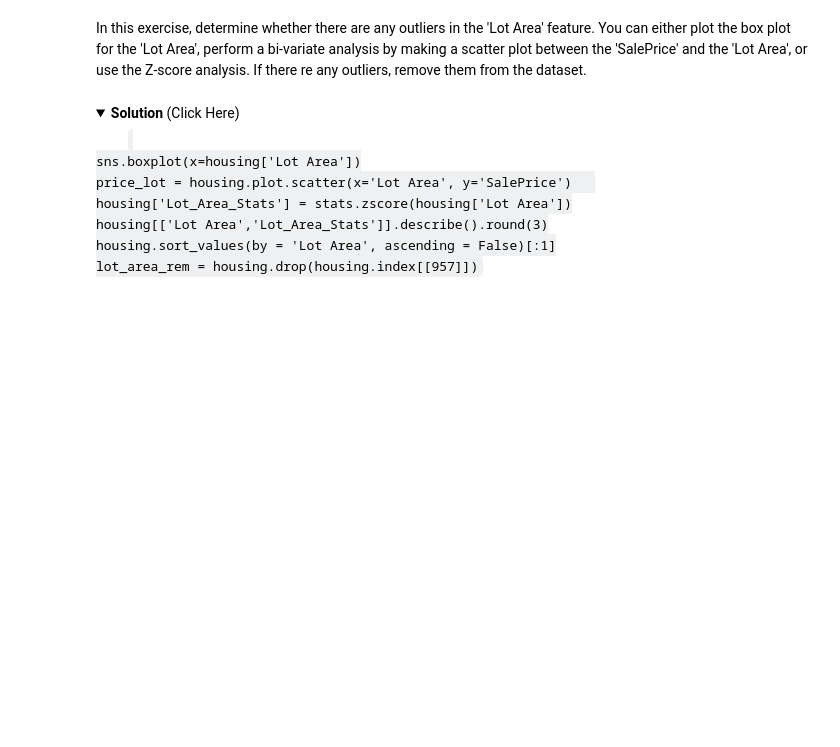
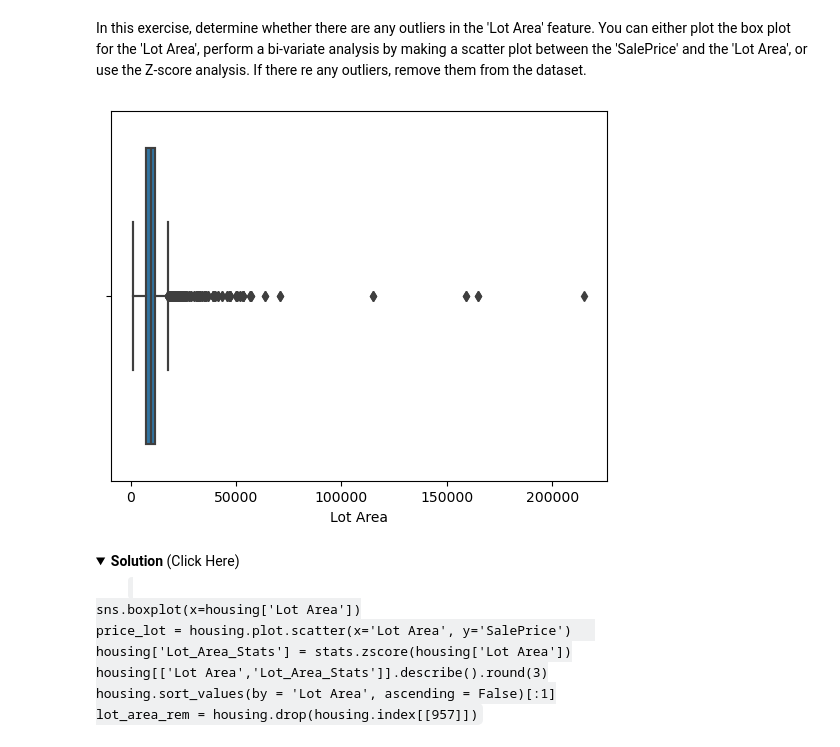
Before and after one commit to akilianm/ML-Practice, a Jupyter notebook: labs/Data_Cleaning_Lab.ipynb, the cells around one changed output. Drawn from its saved outputs; the diff is of its cells as text; code cells hidden in the pictures; folded sections open; blank space fills up the shorter version.

```diff
--- a/labs/Data_Cleaning_Lab.ipynb
+++ b/labs/Data_Cleaning_Lab.ipynb
@@ -584,3 +582,17 @@ In this exercise, determine whether there are any outliers in the 'Lot Area' fea
+# %%
+# Enter your code and run the cell
+price_lot = sns.boxplot(x=housing['Lot Area'])
+
+# Detect outliers
+housing.sort_values(by = 'Lot Area', ascending = False)[:4]
+
+# Delete outliers
+lot_outliers_dropped = housing.drop(housing.index[[957]])
+
+# Dropped plot
+dropped_plot = sns.boxplot(x=lot_outliers_dropped['Lot Area'])
+# %% [output]
+[figure, added]
 # %% [markdown]
 <details>
 <summary><strong>Solution</strong> (Click Here)</summary>
```
Also changed, not shown: parts of 1 cell of this notebook.
